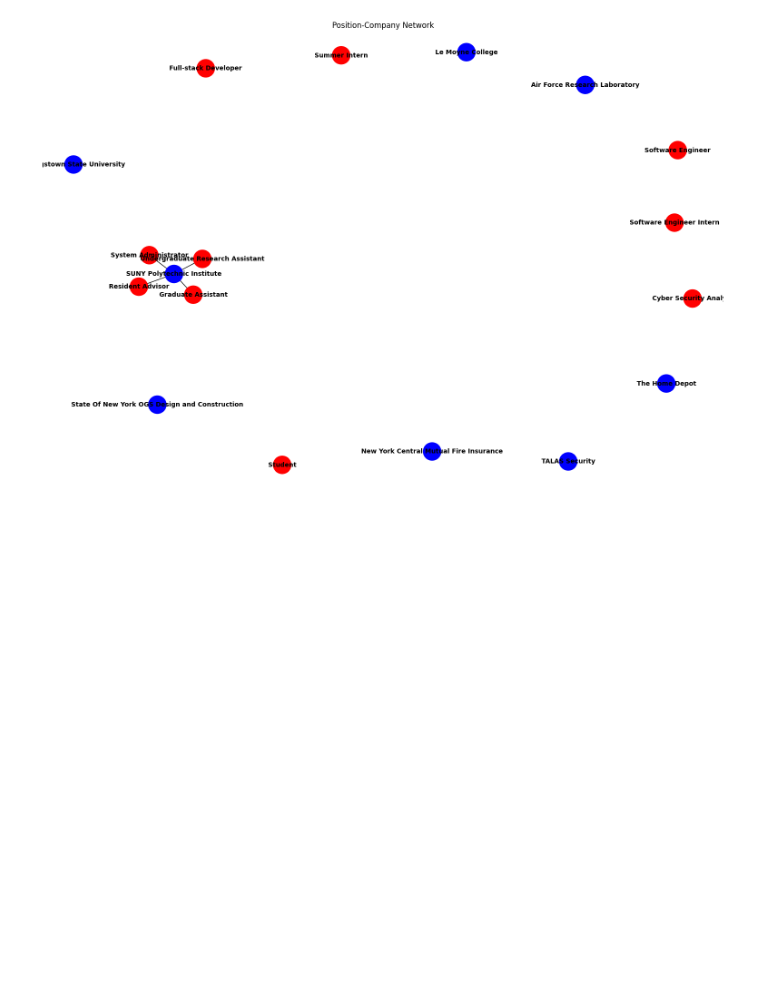
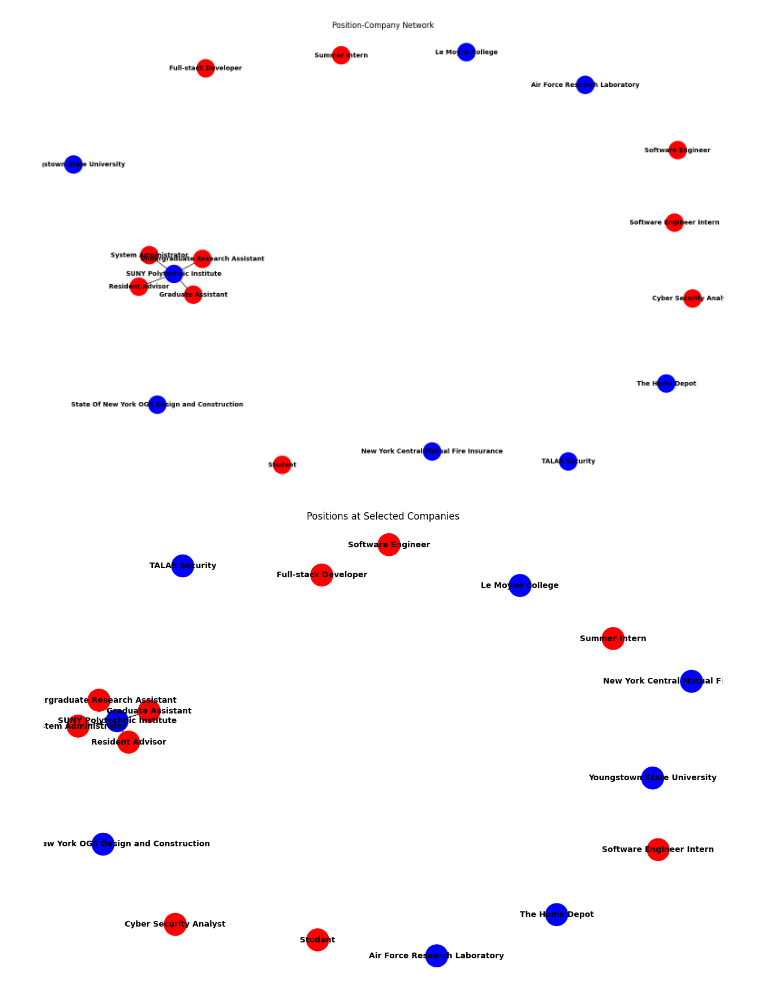
Before and after one commit to M01010100/LinkedIn-Vis, a Jupyter notebook: Python/polar.ipynb, the cells around one changed output. Saved outputs shown, nothing was run; the diff lists cells and outputs as text; code cells hidden in the pictures; blank space fills up the shorter version.

Commit message:
updated graph

```diff
--- a/Python/polar.ipynb
+++ b/Python/polar.ipynb
@@ -164,3 +164,75 @@ plt.title('Position-Company Network')
 # %% [output]
 Text(0.5, 1.0, 'Position-Company Network')
 [figure]
+# %%
+b_graph = nx.Graph()
+
+# Add nodes with different colors for positions vs companies
+for p in positions:
+    b_graph.add_node(p, bipartite=0, color='red')
+for c in companies:
+    b_graph.add_node(c, bipartite=1, color='blue')
+
+# Add edges between positions and companies
+for _, row in df_comp.iterrows():
+    if row['position'] in positions and row['company'] in companies:
+        b_graph.add_edge(row['position'], row['company'])
+
+target_companies = companies[:15]  # Take the first ten companies from the list
+# Extract all positions associated with these companies
+positions_in_target_companies = {}
+
+for company in target_companies:
+    if company in b_graph.nodes:
+        # Get all neighbors of this company node (which will be positions)
+        connected_positions = list(b_graph.neighbors(company))
+        positions_in_target_companies[company] = connected_positions
+
+        print(f"Positions at {company}:")
+        for position in connected_positions:
+            print(f"  - {position}")
+# Add nodes with different colors for positions vs companies
+for p in positions:
+    b_graph.add_node(p, bipartite=0, color='red')
+for c in companies:
+    b_graph.add_node(c, bipartite=1, color='blue')
+
+# Add edges between positions and companies
+for _, row in df_comp.iterrows():
+    if row['position'] in positions and row['company'] in companies:
+        b_graph.add_edge(row['position'], row['company'])
+
+
+def create_company_position(companies_list):
+
+
+    # Add company nodes
+    for company in companies_list:
+        if company in b_graph:
+            b_graph.add_node(company, bipartite=1, color='blue')
+
+            # Get positions connected to this company
+            for position in b_graph.neighbors(company):
+                b_graph.add_node(position, bipartite=0, color='red')
+                b_graph.add_edge(company, position)
+
+    return b_graph
+
+# Select specific companies to analyze
+companies_of_interest = ["Company A", "Company B", "Company C"]  # Replace with actual companies
+company_subgraph = create_company_position(companies_of_interest)
+
+# Visualize the subgraph
+plt.figure(figsize=(12, 8))
+pos = nx.spring_layout(company_subgraph, seed=42)  # Fixed seed for reproducibility
+nx.draw(company_subgraph, pos,
+        with_labels=True,
+        node_color=[company_subgraph.nodes[n]['color'] for n in company_subgraph.nodes],
+        node_size=800,
+        font_size=10,
+        font_weight='bold')
+plt.title('Positions at Selected Companies')
+plt.tight_layout()
+plt.show()
+# %% [output]
+[figure, added]
```
